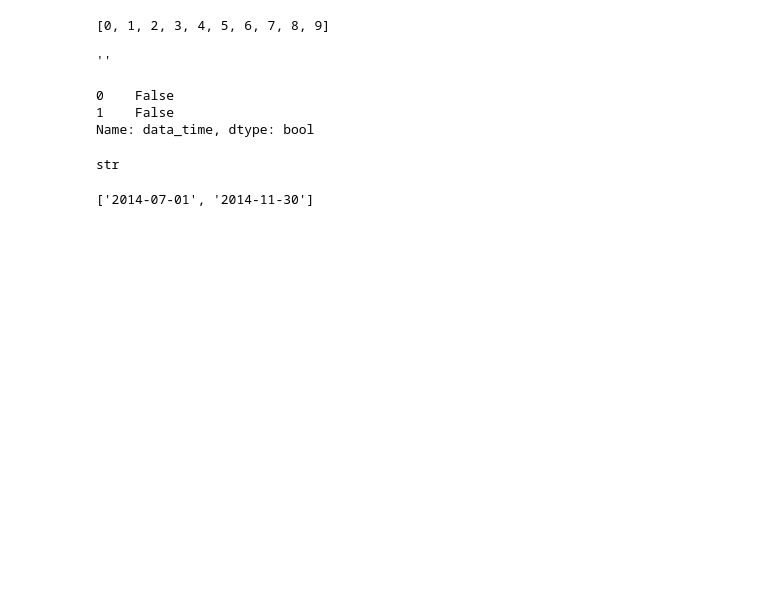
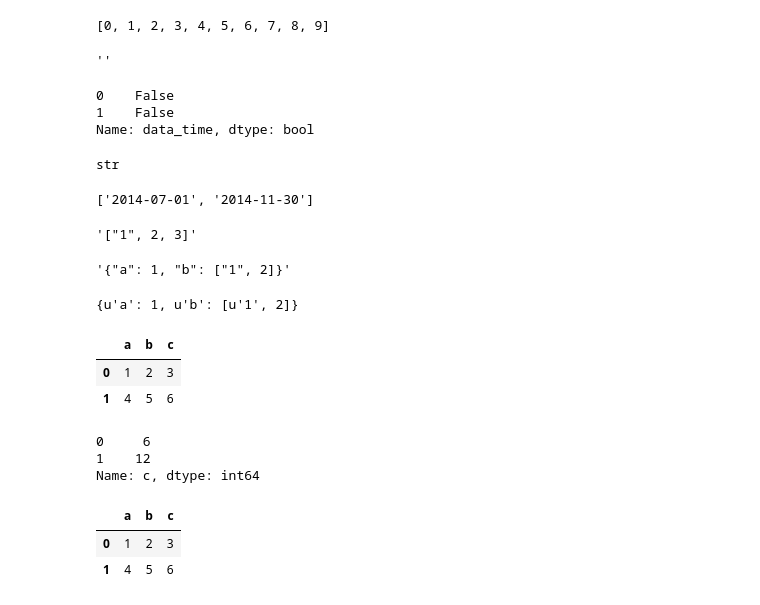
Before and after one commit to JeremyLi28/Data-pipeline-for-Sina-Weibo-Interaction-prediction, a Jupyter notebook: notebooks/tmp.ipynb, the cells around one changed output. Saved outputs shown, nothing was run; the diff lists cells and outputs as text; code cells hidden in the pictures; blank space fills up the shorter version.

```diff
--- a/notebooks/tmp.ipynb
+++ b/notebooks/tmp.ipynb
@@ -136,0 +124,32 @@ s.split(',')
+# %%
+json.dumps(['1',2,3])
+# %% [output]
+'["1", 2, 3]'
+# %%
+json.dumps({'a':1,'b':['1',2]},'test1.csv')
+# %% [output]
+'{"a": 1, "b": ["1", 2]}'
+# %%
+json.loads('{"a": 1, "b": ["1", 2]}')
+# %% [output]
+{u'a': 1, u'b': [u'1', 2]}
+# %%
+a=DataFrame([[1,2,3],[4,5,6]],columns=['a','b','c'])
+# %%
+a
+# %% [output]
+|  | a | b | c |
+| 0 | 1 | 2 | 3 |
+| 1 | 4 | 5 | 6 |
+# %%
+a.c.map(lambda x:x*2)
+# %% [output]
+0     6
+1    12
+Name: c, dtype: int64
+# %%
+a
+# %% [output]
+|  | a | b | c |
+| 0 | 1 | 2 | 3 |
+| 1 | 4 | 5 | 6 |
```
Also changed, not shown: parts of 51 cells of this notebook, 25 other files.
